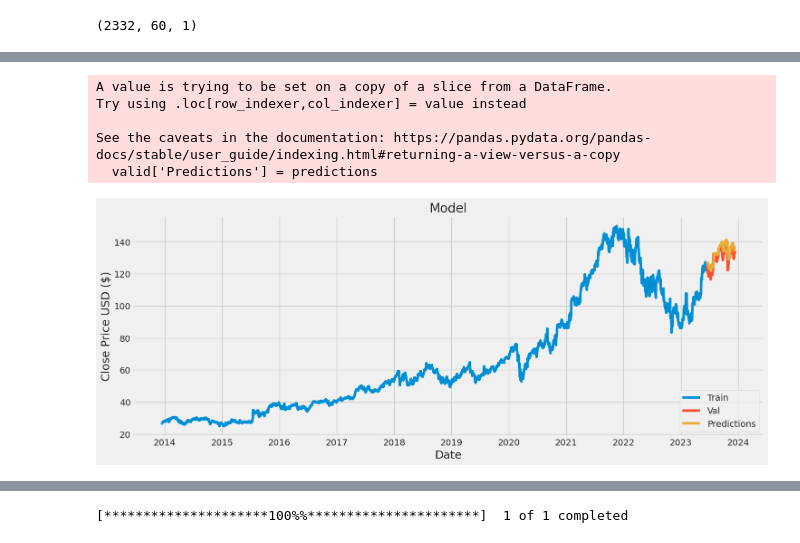
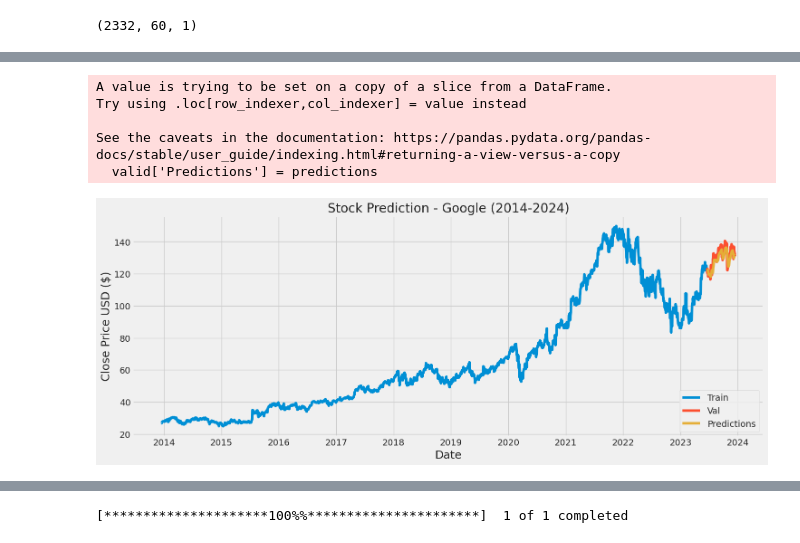
Before and after one commit to HeeketMehta/Stock-Prediction-And-Analysis, a Jupyter notebook: TRIAL_NB.ipynb, the cells around one changed output, grey strips where cells are left out. Drawn from its saved outputs; the diff is of its cells as text; code cells hidden in the pictures.

```diff
--- a/TRIAL_NB.ipynb
+++ b/TRIAL_NB.ipynb
@@ -106,13 +29,0 @@ GOOG.head()
-# %%
-# Let's see a historical view of the closing price
-plt.figure(figsize=(15, 10))
-plt.subplots_adjust(top=1.25, bottom=1.2)
-
-for i, company in enumerate(company_list, 1):
-    plt.subplot(2, 2, i)
-    company['Adj Close'].plot()
-    plt.ylabel('Adj Close')
-    plt.xlabel(None)
-    plt.title(f"Closing Price of {tech_list[i - 1]}")
-
-plt.tight_layout()
@@ -123,12 +29,0 @@ plt.tight_layout()
-# %%
-plt.figure(figsize=(25, 20))
-
-for i, company in enumerate(company_list, 1):
-    plt.plot(company['Adj Close']/company['Volume'], label = {tech_list[i - 1]})
-    plt.ylabel('Price/Volume of Shares')
-    plt.xlabel(None)
-
-
-plt.title(f"Price/Volume of Shares - Each Company")
-plt.legend()
-plt.tight_layout()
@@ -330,20 +198,26 @@ rmse
 # %%
 train = data[:training_data_len]
 valid = data[training_data_len:]
 valid['Predictions'] = predictions
+
+
+
+
+
+
 # Visualize the data
 plt.figure(figsize=(16,6))
-plt.title('Model')
+plt.title('Stock Prediction - Google (2014-2024)')
 plt.xlabel('Date', fontsize=18)
 plt.ylabel('Close Price USD ($)', fontsize=18)
 plt.plot(train['Close'])
 plt.plot(valid[['Close', 'Predictions']])
 plt.legend(['Train', 'Val', 'Predictions'], loc='lower right')
 plt.show()
 # %% [output]
 A value is trying to be set on a copy of a slice from a DataFrame.
 Try using .loc[row_indexer,col_indexer] = value instead
 
 See the caveats in the documentation: https://pandas.pydata.org/pandas-docs/stable/user_guide/indexing.html#returning-a-view-versus-a-copy
   valid['Predictions'] = predictions
-[figure, old version]
+[figure, new version]
```
Also changed, not shown: parts of 37 cells of this notebook.
